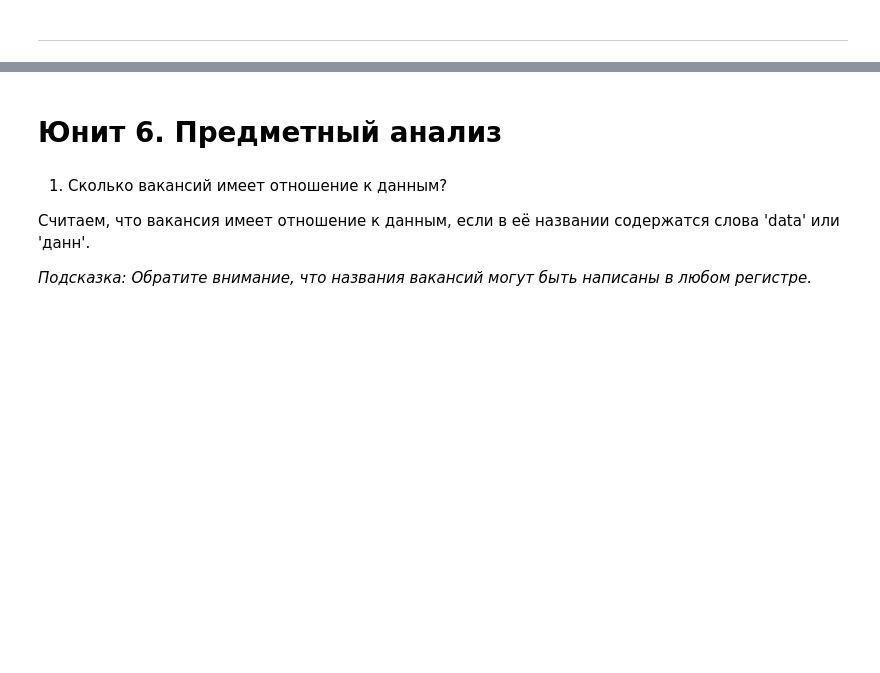
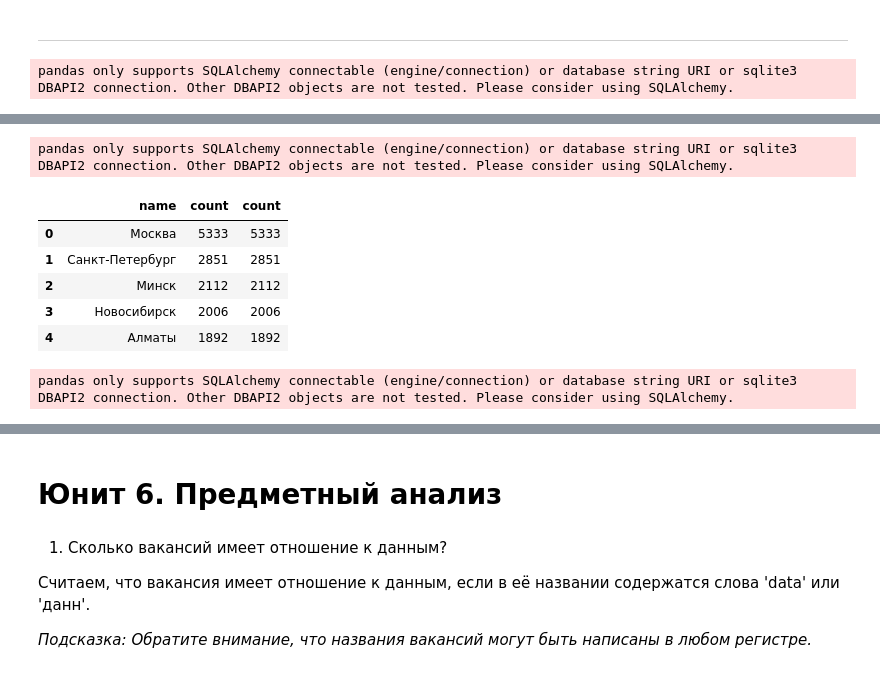
Before and after one commit to Alex1990opac/project_2, a Jupyter notebook: Project_2_Ноутбук_шаблон.ipynb, the cells around one changed output, grey strips where cells are left out. Drawn from its saved outputs; the diff is of its cells as text; code cells hidden in the pictures; blank space fills up the shorter version.

```diff
--- a/Project_2_Ноутбук_шаблон.ipynb
+++ b/Project_2_Ноутбук_шаблон.ipynb
@@ -476,3 +478,74 @@ pandas only supports SQLAlchemy connectable (engine/connection) or database stri
 ***
 # %%
 # выводы по анализу работодателей
+query = f'''select e.name,
+    count(v.id)
+    from public.VACANCIES as v
+    join public.EMPLOYERS as e on e.id = v.employer_id
+    group by 1
+    order by 2 desc
+    limit 5
+    '''
+
+df_1= pd.read_sql_query(query,connection)
+
+display(df_1)
+
+res_1  = px.bar(data_frame=df_1,
+              x = 'name',
+              y = 'count',
+              height=500,
+              width= 1000,
+              color = 'name',
+              template='plotly',
+              title= 'График отображающий первые 5 компаний по кол-ву вакансий')
+res_1.update_layout(xaxis_title = 'Компании',
+                    yaxis_title = 'Кол-во',
+                    title = {'font':dict(size = 25),
+                             'x': 0.5,
+                             'y':0.9})
+res_1.update_traces(hovertemplate = 'Компании %{x} <br> Кол-во %{y}')
+res_1.write_html('write_html/graphic_3.html')
+res_1.show()
+
+query_2 = f'''select a.name,
+    count(v.id),
+    count(e.id)
+    from public.Areas as a
+    join public.VACANCIES as v on a.id = v.area_id
+    join public.EMPLOYERS as e on e.id = v.employer_id
+    group by 1
+    order by 2 desc
+    limit 5
+    '''
+
+df_2= pd.read_sql_query(query_2,connection)
+display(df_2)
+
+query_4 = f'''select  count(a.employer_id),'разработка програмного обеспечения' as field_of_activity
+    from public.EMPLOYERS_INDUSTRIES as a
+    join public.INDUSTRIES as i on a.industry_id = i.id
+    where i.name = 'Разработка программного обеспечения'
+    union
+    select  count(a.employer_id),'другие'
+    from public.EMPLOYERS_INDUSTRIES as a
+    join public.INDUSTRIES as i on a.industry_id = i.id
+    where i.name != 'Разработка программного обеспечения'
+
+'''
+
+df_4= pd.read_sql_query(query_4,connection)
+res_4 = px.pie(data_frame=df_4,
+             names= 'field_of_activity',
+             values='count',
+             height=500,
+             width=1000,
+             template='plotly_dark',
+             title= 'График соотношения сфер деятельности',
+             hover_data= 'field_of_activity')
+res_4.update_layout(title = {'font':dict(size =25),
+                            'x':0.5})
+res_4.write_html('write_html/graphic_4.html')
+res_4.show()
+# %% [output]
+pandas only supports SQLAlchemy connectable (engine/connection) or database string URI or sqlite3 DBAPI2 connection. Other DBAPI2 objects are not tested. Please consider using SQLAlchemy.
@@ -478,0 +558,8 @@ pandas only supports SQLAlchemy connectable (engine/connection) or database stri
+pandas only supports SQLAlchemy connectable (engine/connection) or database string URI or sqlite3 DBAPI2 connection. Other DBAPI2 objects are not tested. Please consider using SQLAlchemy.
+|  | name | count | count |
+| 0 | Москва | 5333 | 5333 |
+| 1 | Санкт-Петербург | 2851 | 2851 |
+| 2 | Минск | 2112 | 2112 |
+| 3 | Новосибирск | 2006 | 2006 |
+| 4 | Алматы | 1892 | 1892 |
+pandas only supports SQLAlchemy connectable (engine/connection) or database string URI or sqlite3 DBAPI2 connection. Other DBAPI2 objects are not tested. Please consider using SQLAlchemy.
```
Also changed, not shown: parts of 6 cells of this notebook.
